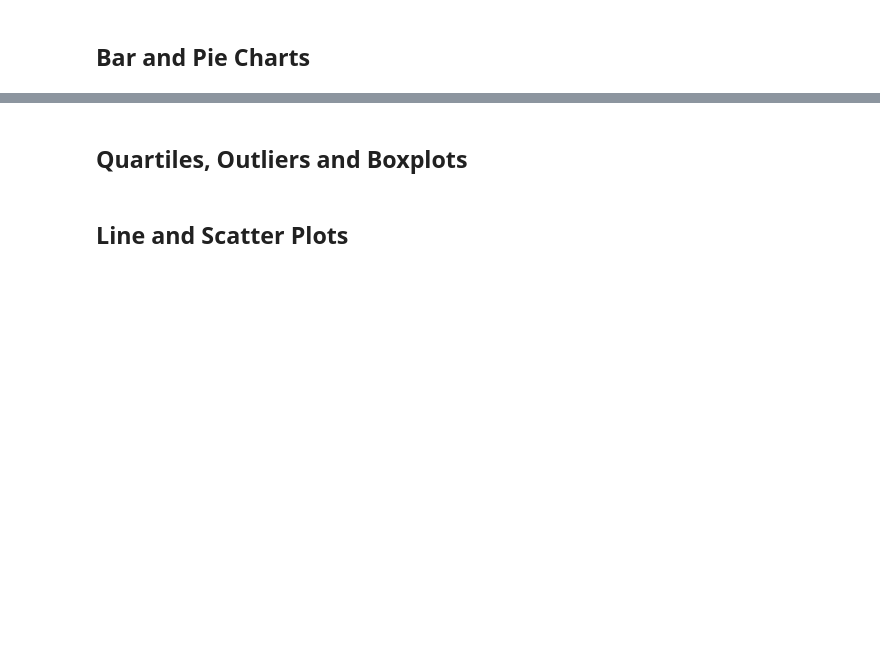
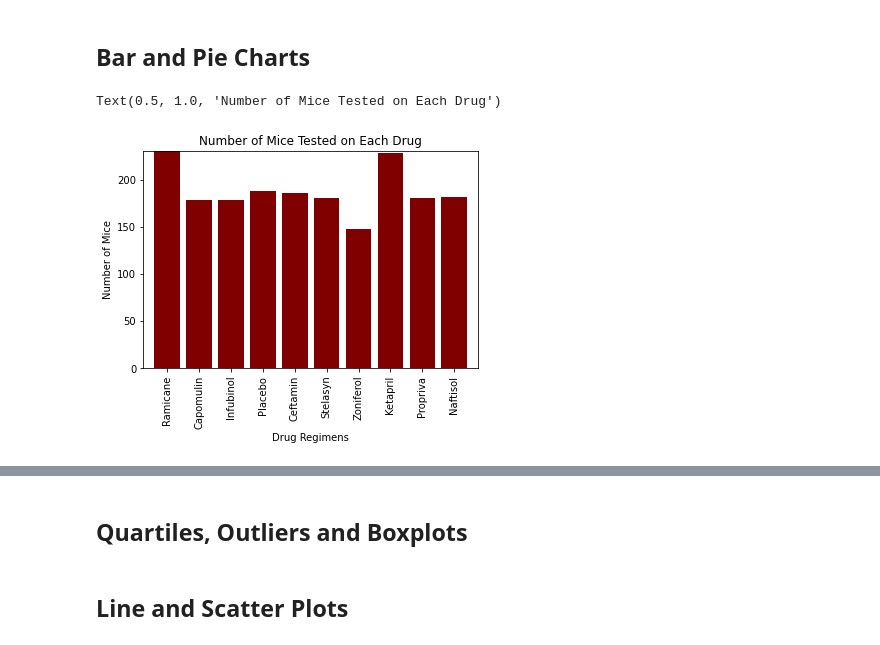
Before and after one commit to nhaile96/matplotlib_HW, a Jupyter notebook: Pymaceuticals/pymaceuticals_starter.ipynb, the cells around one changed output, grey strips where cells are left out. Cells and saved outputs as stored; diff of their text form; code cells hidden in the pictures; blank space fills up the shorter version.

```diff
--- a/Pymaceuticals/pymaceuticals_starter.ipynb
+++ b/Pymaceuticals/pymaceuticals_starter.ipynb
@@ -117,0 +131,28 @@ drug_df
+# %%
+# Generate a bar plot showing the total number of unique mice tested on each drug regimen using pandas.
+
+#Pulling x and y data
+total_ID=cleaned_df.groupby(['Drug Regimen']).count()["Mouse ID"]
+x_axis=np.arange(len(total_ID))
+
+#plotting bar chart
+bar_chart1=plt.bar(x_axis,total_ID,color='maroon',align='center')
+
+#store and convert variables to list for tick
+drug_list=list(cleaned_df['Drug Regimen'].unique())
+
+#tick labels and location
+tick_locations = [value for value in x_axis]
+plt.xticks(tick_locations, drug_list, rotation="vertical")
+
+#x and y limiters
+plt.xlim(-0.75, len(x_axis)-0.25)
+plt.ylim(0, max(total_ID)+0.4)
+
+#labels
+plt.xlabel("Drug Regimens")
+plt.ylabel("Number of Mice")
+plt.title("Number of Mice Tested on Each Drug")
+# %% [output]
+Text(0.5, 1.0, 'Number of Mice Tested on Each Drug')
+[figure, added]
```
Also changed, not shown: parts of 7 cells of this notebook.
